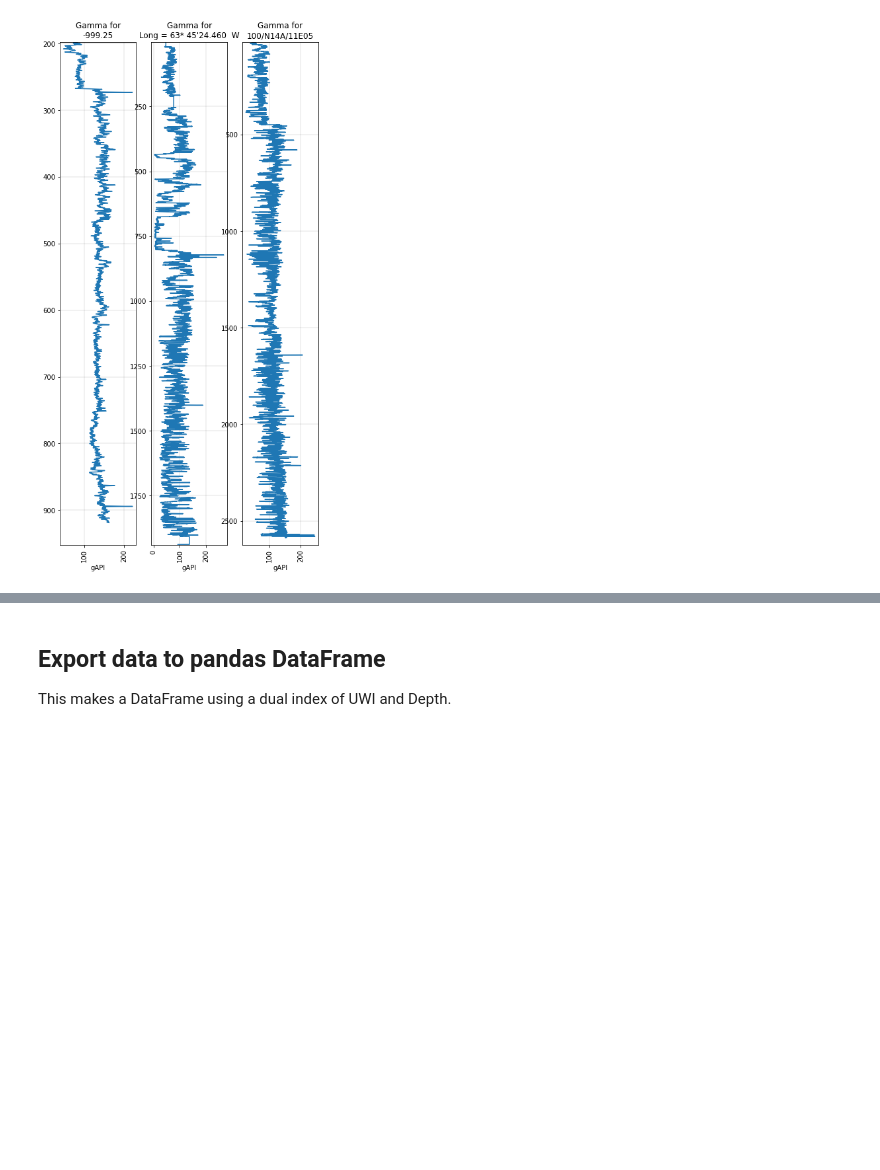
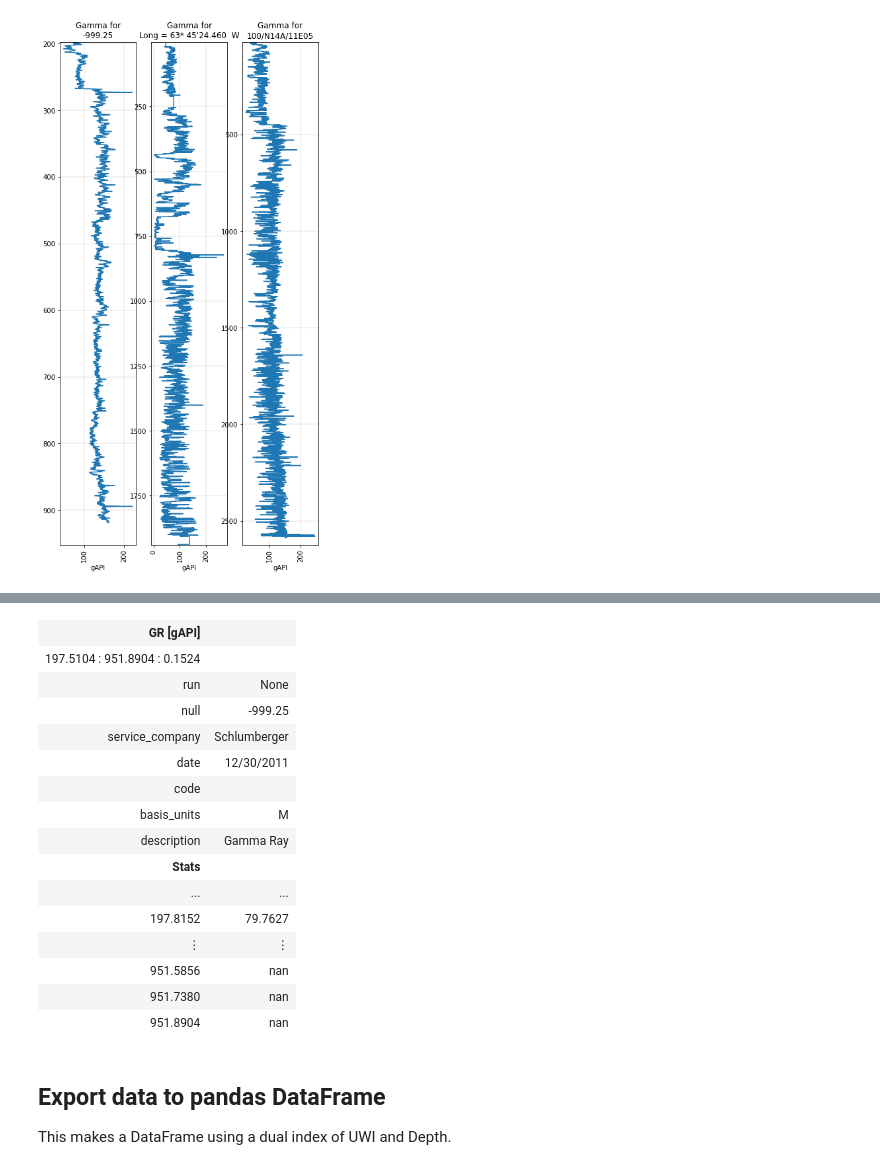
Before and after one commit to agilescientific/welly, a Jupyter notebook: tutorial/04_Project.ipynb, the cells around one changed output, grey strips where cells are left out. Saved outputs shown, nothing was run; the diff lists cells and outputs as text; code cells hidden in the pictures; blank space fills up the shorter version.

```diff
--- a/tutorial/04_Project.ipynb
+++ b/tutorial/04_Project.ipynb
@@ -64,3 +74,22 @@ plt.show()
+# %%
+w.get_curve('Gamma', alias=alias)
+# %% [output]
+| GR [gAPI] |  |
+| 197.5104 : 951.8904 : 0.1524 |  |
+| run | None |
+| null | -999.25 |
+| service_company | Schlumberger |
+| date | 12/30/2011 |
+| code |  |
+| basis_units | M |
+| description | Gamma Ray |
+| Stats |  |
+| ... | ... |
+| 197.8152 | 79.7627 |
+| ⋮ | ⋮ |
+| 951.5856 | nan |
+| 951.7380 | nan |
+| 951.8904 | nan |
 # %% [markdown]
 ## Export data to pandas DataFrame
 
```
Also changed, not shown: parts of 3 cells of this notebook, 2 other files.
